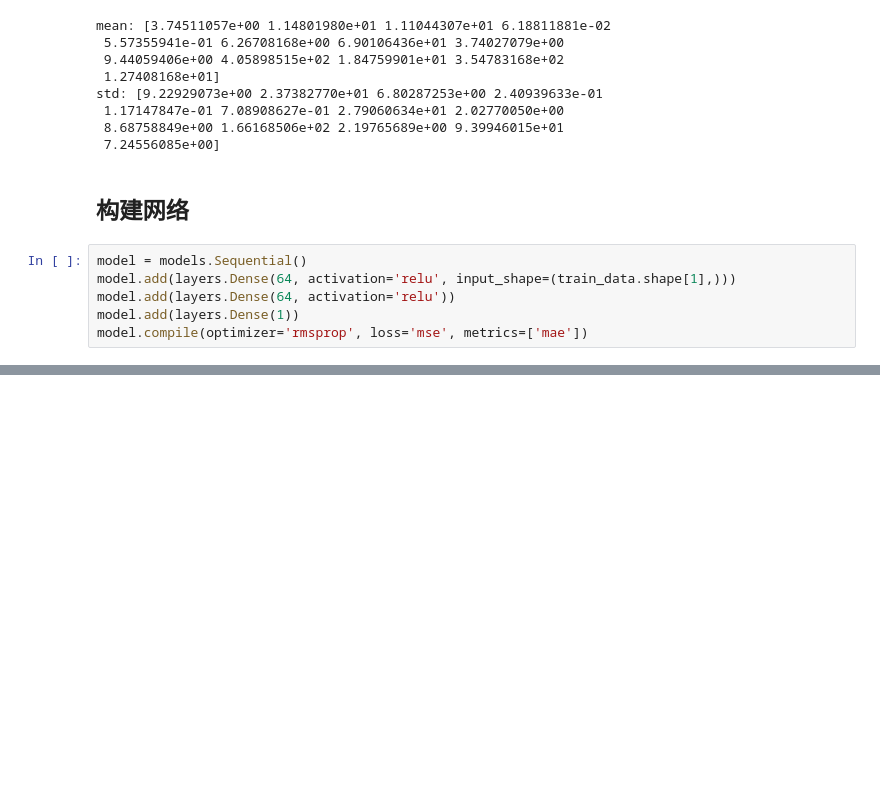
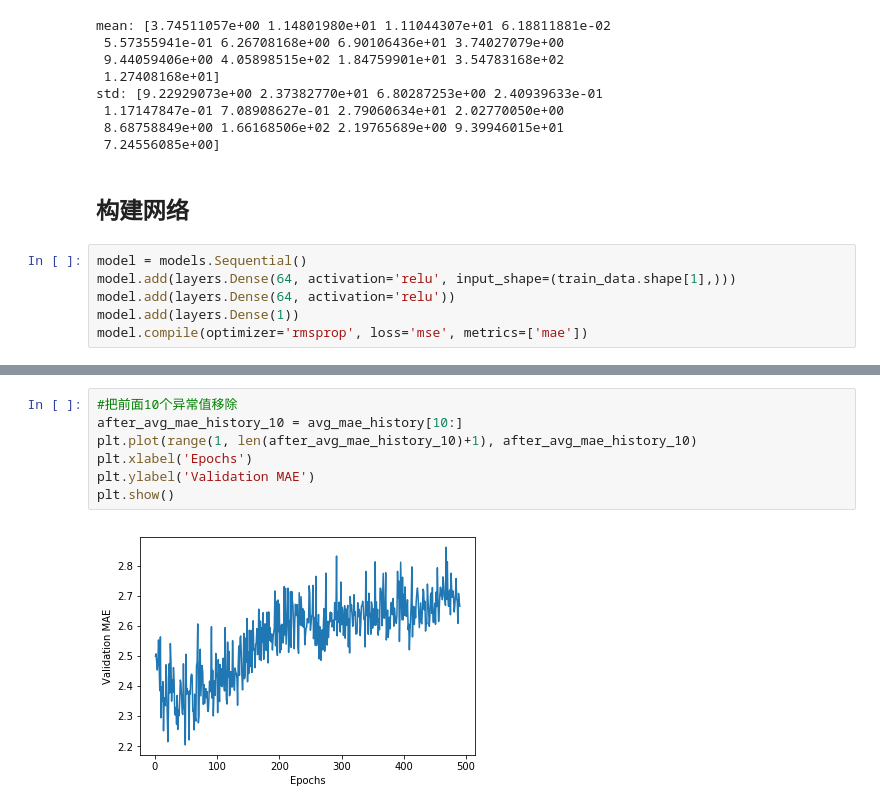
Before and after one commit to wang-junjian/deep-learning-with-python, a Jupyter notebook: 3.6_boston_housing.ipynb, the cells around one changed output, grey strips where cells are left out. Cells and saved outputs as stored; diff of their text form; blank space fills up the shorter version.

```diff
--- a/3.6_boston_housing.ipynb
+++ b/3.6_boston_housing.ipynb
@@ -85,0 +194,9 @@ array([[ 9.772567],
+# %%
+#把前面10个异常值移除
+after_avg_mae_history_10 = avg_mae_history[10:]
+plt.plot(range(1, len(after_avg_mae_history_10)+1), after_avg_mae_history_10)
+plt.xlabel('Epochs')
+plt.ylabel('Validation MAE')
+plt.show()
+# %% [output]
+[figure, added]
```
Also changed, not shown: parts of 18 cells of this notebook.
